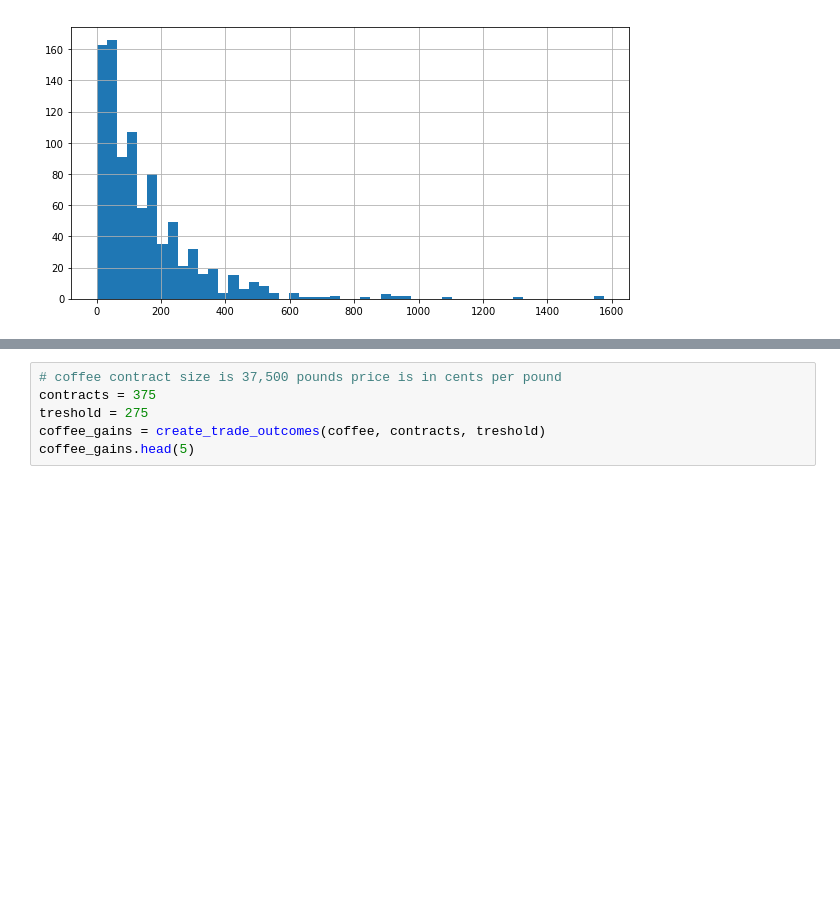
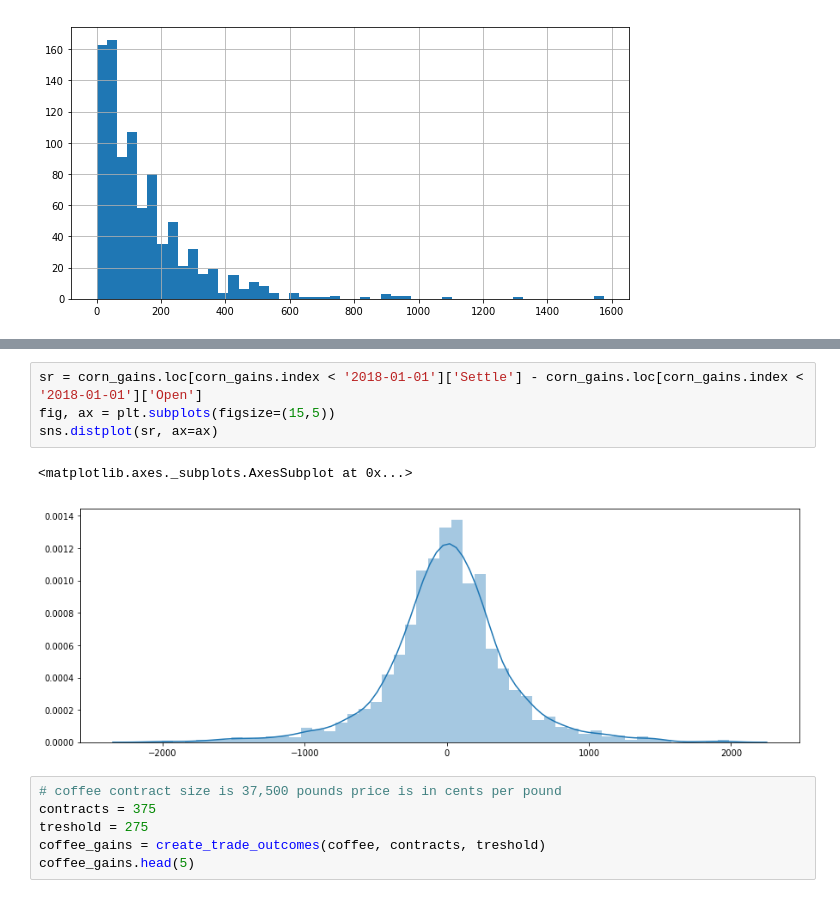
Before and after one commit to IzidoroBaltazar/MachineLearningEngineer, a Jupyter notebook: capstone_project/trading_project.ipynb, the cells around one changed output, grey strips where cells are left out. Drawn from its saved outputs; the diff is of its cells as text; blank space fills up the shorter version.

Commit message:
[FEATURE] more visualization

```diff
--- a/capstone_project/trading_project.ipynb
+++ b/capstone_project/trading_project.ipynb
@@ -322,3 +341,10 @@ ValueError: cannot convert float NaN to integer
+# %%
+sr = corn_gains.loc[corn_gains.index < '2018-01-01']['Settle'] - corn_gains.loc[corn_gains.index < '2018-01-01']['Open']
+fig, ax = plt.subplots(figsize=(15,5))
+sns.distplot(sr, ax=ax)
+# %% [output]
+<matplotlib.axes._subplots.AxesSubplot at 0x...>
+[figure, added]
 # %%
 # coffee contract size is 37,500 pounds price is in cents per pound
 contracts = 375
```
Also changed, not shown: parts of 3 cells of this notebook.
